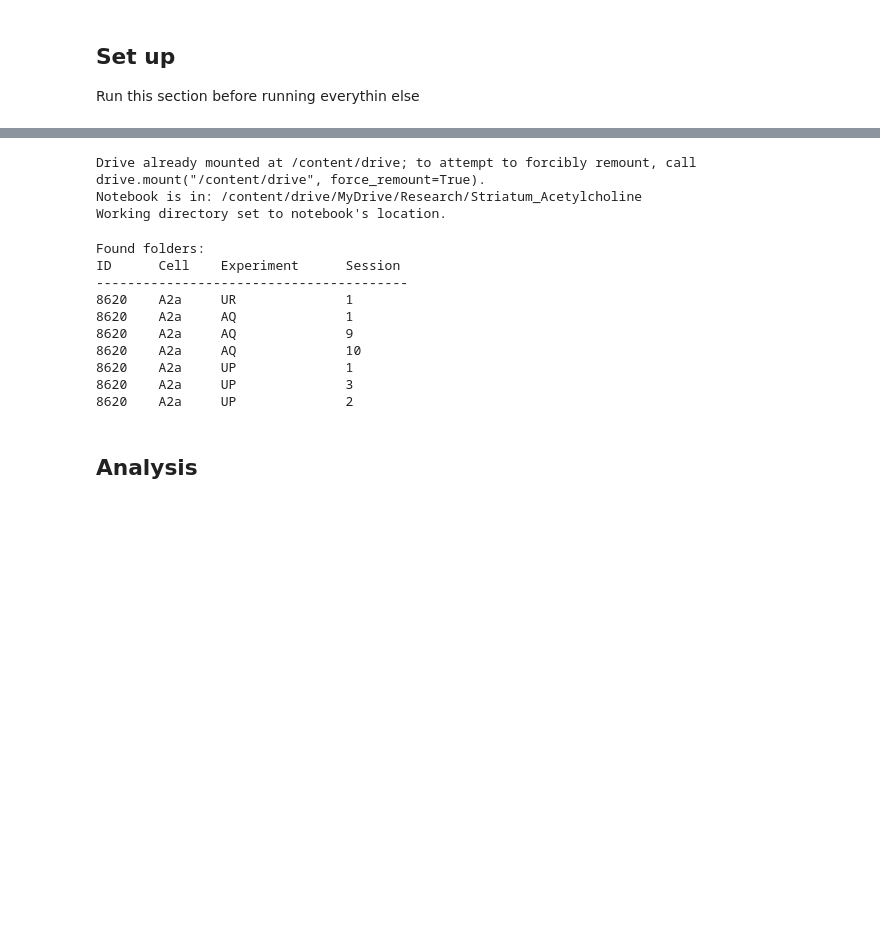
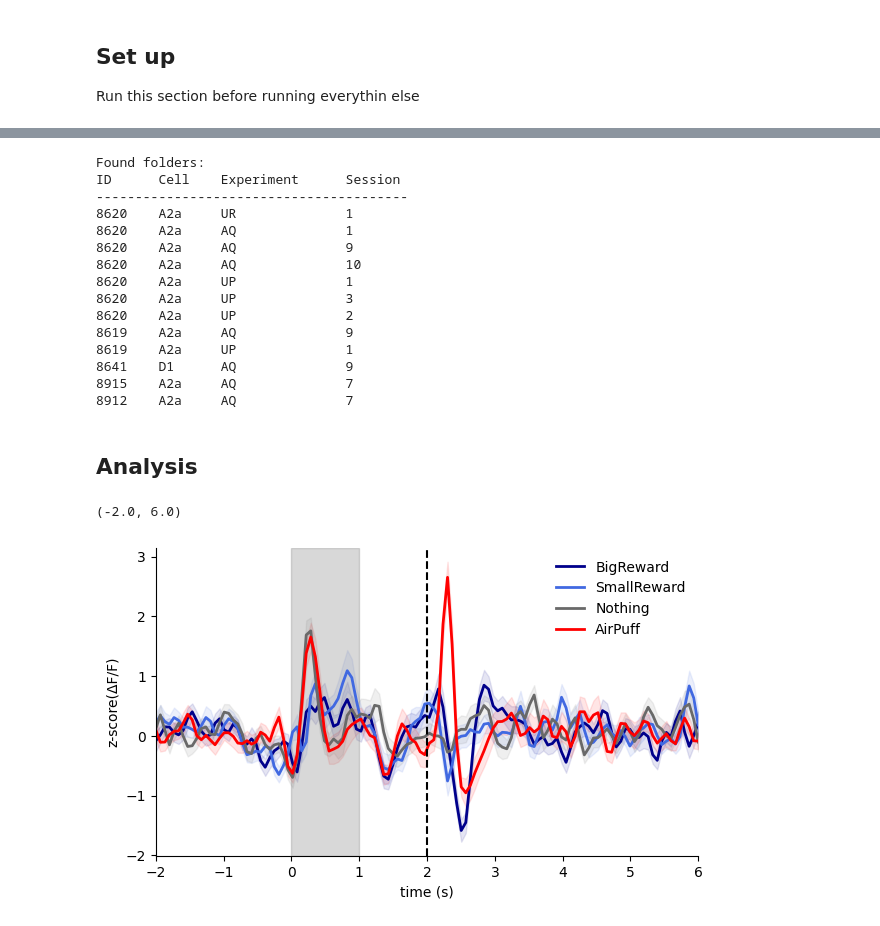
Before and after one commit to wildtulipan/Acetycholine-Striatal-Dynamics, a Jupyter notebook: FiberPhotometry_Acetylcholine_Analysis.ipynb, the cells around one changed output, grey strips where cells are left out. Cells and saved outputs as stored; diff of their text form; code cells hidden in the pictures; blank space fills up the shorter version.

```diff
--- a/FiberPhotometry_Acetylcholine_Analysis.ipynb
+++ b/FiberPhotometry_Acetylcholine_Analysis.ipynb
@@ -212,19 +529,10 @@ def process_photometry_data(photometry_data_dict, lowcut=0.3, highcut=5, fs=15):
-# %%
-# @title Mount Google Drive
-drive.mount('/content/drive')
-notebook_path = '/content/drive/MyDrive/Research/Striatum_Acetylcholine'
-print("Notebook is in:", notebook_path)
-os.chdir(notebook_path) # Set it as the working directory
-print("Working directory set to notebook's location.")
-# %% [output]
-Drive already mounted at /content/drive; to attempt to forcibly remount, call drive.mount("/content/drive", force_remount=True).
-Notebook is in: /content/drive/MyDrive/Research/Striatum_Acetylcholine
-Working directory set to notebook's location.
 # %%
+from os.path import samefile
 #@title Data Loader
 path = "/content/drive/MyDrive/Research/Striatum_Acetylcholine/Data"
 photometry_data_dict = parse_photometry_data(path)
 photometry_data_dict = process_photometry_data(photometry_data_dict)
+photometry_data_dict = extract_signal_epochs(photometry_data_dict, path)
 # %% [output]
 Found folders:
 ID      Cell    Experiment      Session
@@ -236,5 +544,10 @@ ID      Cell    Experiment      Session
 8620    A2a     UP              1
 8620    A2a     UP              3
 8620    A2a     UP              2
+8619    A2a     AQ              9
+8619    A2a     UP              1
+8641    D1      AQ              9
+8915    A2a     AQ              7
+8912    A2a     AQ              7
 # %% [markdown]
 ## Analysis
@@ -244,0 +554,33 @@ ID      Cell    Experiment      Session
+# %%
+#@title Plot Fiber Photomery Data (Single Experiment)
+# Example usage:
+animal_id = 8915
+experiment_name = 'AQ'
+session_num = 7
+session = photometry_data_dict[animal_id][experiment_name][session_num]
+epoch = session['epochs']
+
+# Calculate mean and standard error
+mean_epochs = np.mean(epoch, axis=0)
+set_epochs = np.std(epoch, axis=0) / np.sqrt(epoch.shape[0])
+time = np.linspace(-2, 6, 15*8)
+# Plot combined experiments
+colors = ["darkblue","royalblue","dimgray","red"]
+condition_names = ["BigReward", "SmallReward", "Nothing", "AirPuff"]
+
+plt.figure(figsize=(7, 4))
+for stim in range(4):
+  plt.plot(time,mean_epochs[:, stim],color=colors[stim],linewidth=2,label=condition_names[stim])
+  plt.fill_between(time, mean_epochs[:, stim] - set_epochs[:, stim], mean_epochs[:, stim] + set_epochs[:, stim], alpha=0.1, color=colors[stim])
+# Customize plot
+plt.gca().spines['top'].set_visible(False)    # Remove top spine
+plt.gca().spines['right'].set_visible(False)  # Remove right spine
+plt.xlabel("time (s)")
+plt.ylabel("z-score(ΔF/F)")
+plt.axvline(2,color="black",linestyle="--")
+plt.axvspan(0, 1, alpha=0.3, color='gray')
+plt.legend(frameon=False)
+plt.xlim([-2,6])
+# %% [output]
+(-2.0, 6.0)
+[figure, added]
```
Also changed, not shown: parts of 10 cells of this notebook.
